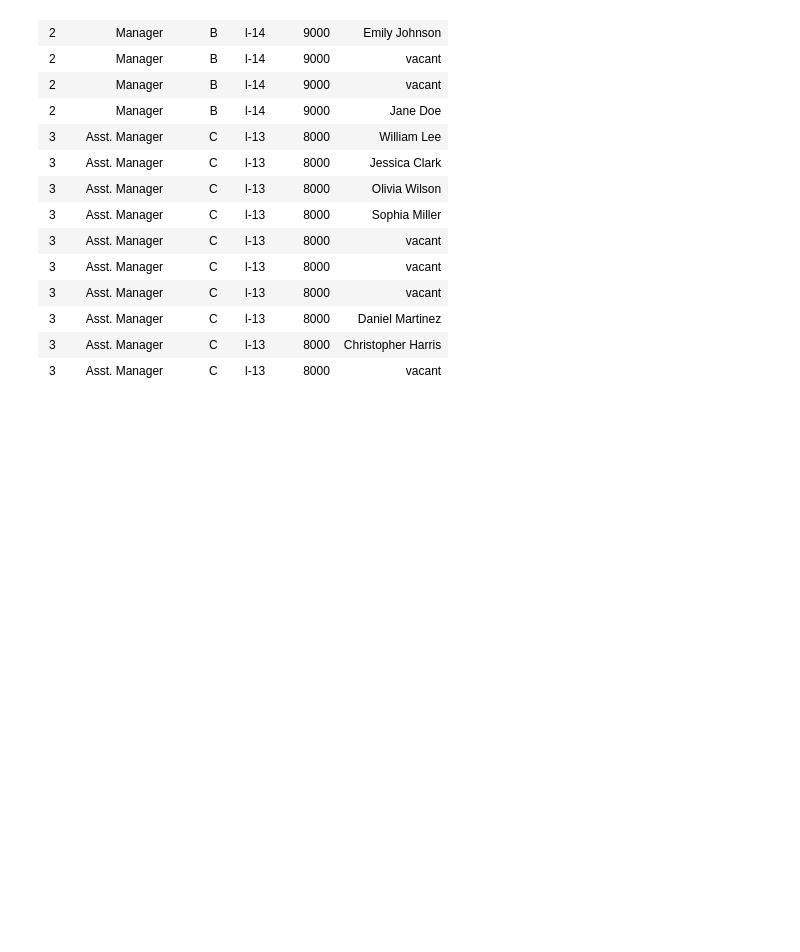
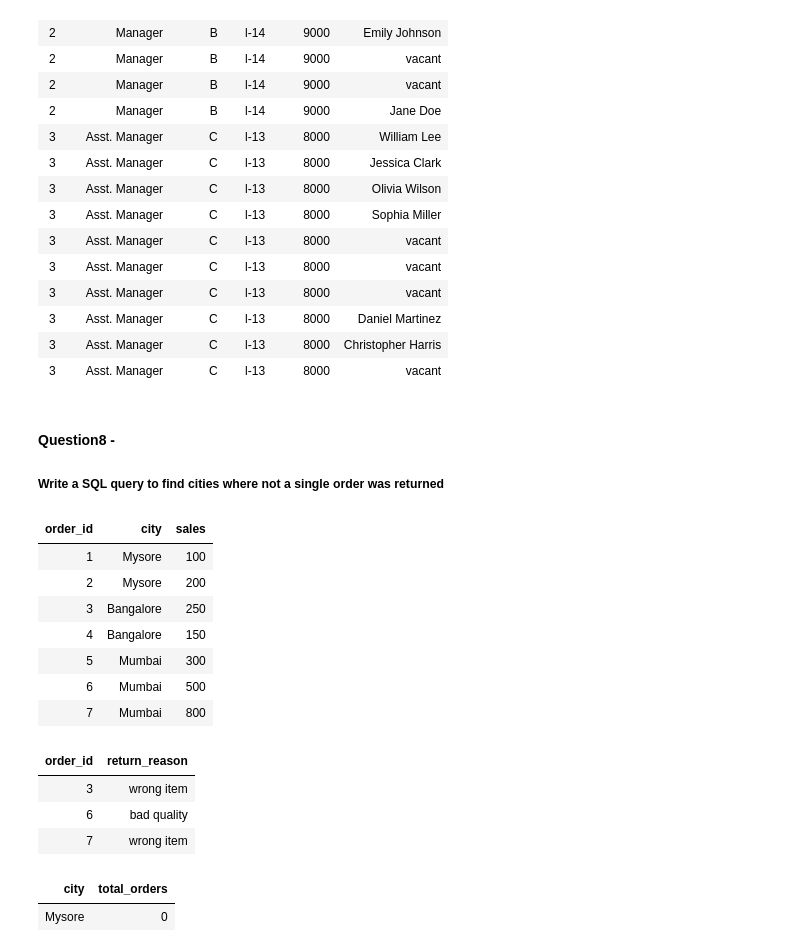
Before and after one commit to Rupam-1/SQL-Pyspark-practise_youtube, a Jupyter notebook: 07. PYSPARK - Part4.ipynb, the cells around one changed output. Cells and saved outputs as stored; diff of their text form; code cells hidden in the pictures; blank space fills up the shorter version.

```diff
--- a/07. PYSPARK - Part4.ipynb
+++ b/07. PYSPARK - Part4.ipynb
@@ -738,3 +738,67 @@ display(result)
 | 3 | Asst. Manager | C | l-13 | 8000 | Daniel Martinez |
 | 3 | Asst. Manager | C | l-13 | 8000 | Christopher Harris |
 | 3 | Asst. Manager | C | l-13 | 8000 | vacant |
+# %% [markdown]
+#### Question8 -
+##### Write a SQL query to find cities where not a single order was returned
+# %%
+from pyspark.sql.types import *
+# -------------------- namaste_orders --------------------
+orders_data = [
+    (1, "Mysore", 100),
+    (2, "Mysore", 200),
+    (3, "Bangalore", 250),
+    (4, "Bangalore", 150),
+    (5, "Mumbai", 300),
+    (6, "Mumbai", 500),
+    (7, "Mumbai", 800)
+]
+orders_columns = ["order_id", "city", "sales"]
+namaste_orders_df = spark.createDataFrame(orders_data, orders_columns)
+namaste_orders_df.write.mode("Overwrite").saveAsTable("namaste_orders")
+
+# -------------------- namaste_returns --------------------
+
+returns_data = [
+    (3, "wrong item"),
+    (6, "bad quality"),
+    (7, "wrong item")
+]
+returns_columns = ["order_id", "return_reason"]
+namaste_returns_df = spark.createDataFrame(returns_data, returns_columns)
+namaste_returns_df.write.mode("Overwrite").saveAsTable("namaste_returns")
+
+display(namaste_orders_df)
+display(namaste_returns_df)
+# %% [output]
+| order_id | city | sales |
+| 1 | Mysore | 100 |
+| 2 | Mysore | 200 |
+| 3 | Bangalore | 250 |
+| 4 | Bangalore | 150 |
+| 5 | Mumbai | 300 |
+| 6 | Mumbai | 500 |
+| 7 | Mumbai | 800 |
+| order_id | return_reason |
+| 3 | wrong item |
+| 6 | bad quality |
+| 7 | wrong item |
+# %%
+from pyspark.sql.functions import *
+
+df = namaste_orders_df.alias("o").join(
+    namaste_returns_df.alias("r"),
+    col("o.order_id") == col("r.order_id"),
+    "left"
+).groupBy(
+    col("o.city")
+).agg(
+    count(col("r.order_id")).alias("total_orders")
+).filter(
+    col("total_orders") == 0
+)
+
+df.display()
+# %% [output]
+| city | total_orders |
+| Mysore | 0 |
```
Also changed, not shown: 1 other file.
